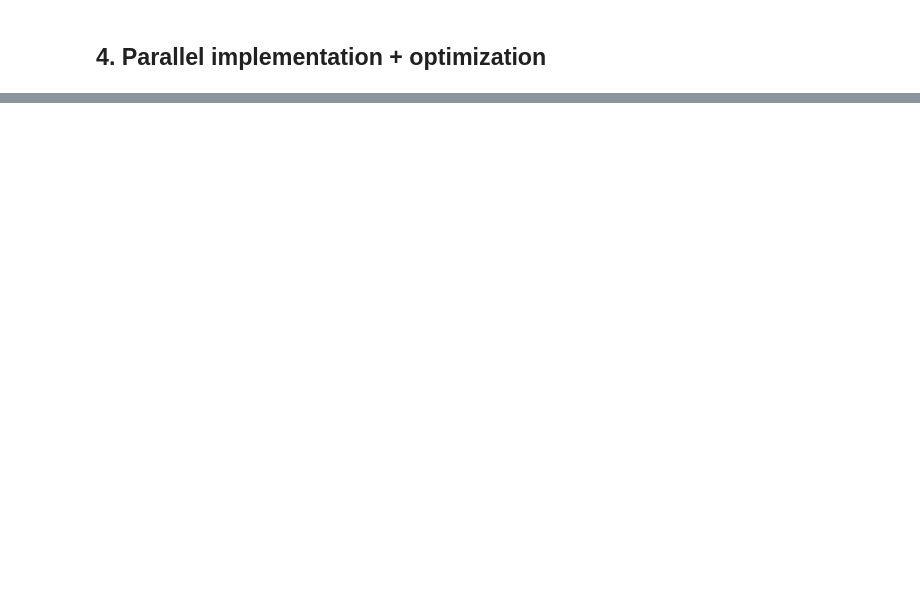
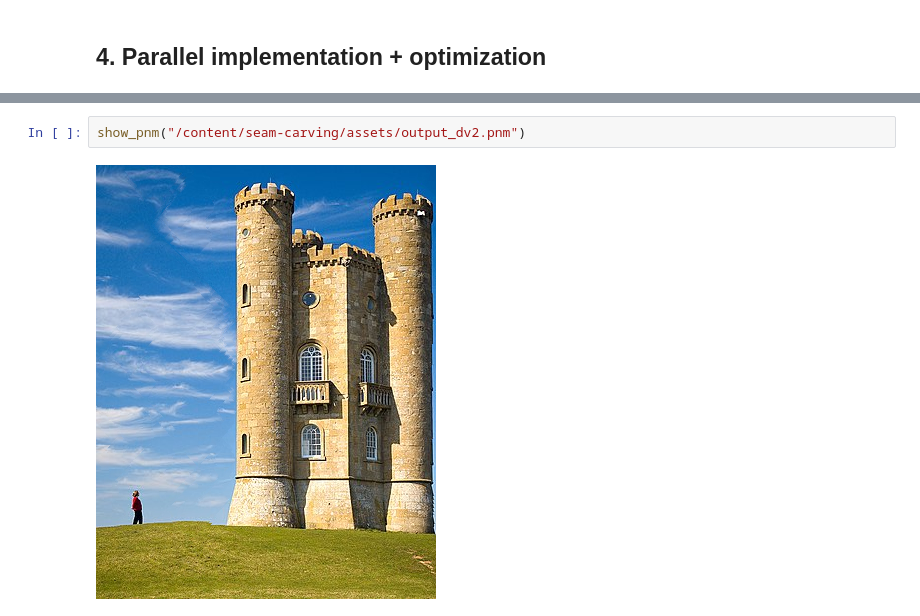
Before and after one commit to tristran2k1/seam-carving, a Jupyter notebook: 19127597_19127607_Parallel.ipynb, the cells around one changed output, grey strips where cells are left out. Drawn from its saved outputs; the diff is of its cells as text; blank space fills up the shorter version.

```diff
--- a/19127597_19127607_Parallel.ipynb
+++ b/19127597_19127607_Parallel.ipynb
@@ -70,0 +169,4 @@ Version GPU 1, 300 seams: 3122.424561 ms
+# %%
+show_pnm("/content/seam-carving/assets/output_dv2.pnm")
+# %% [output]
+[figure, added]
```
Also changed, not shown: parts of 33 cells of this notebook.
